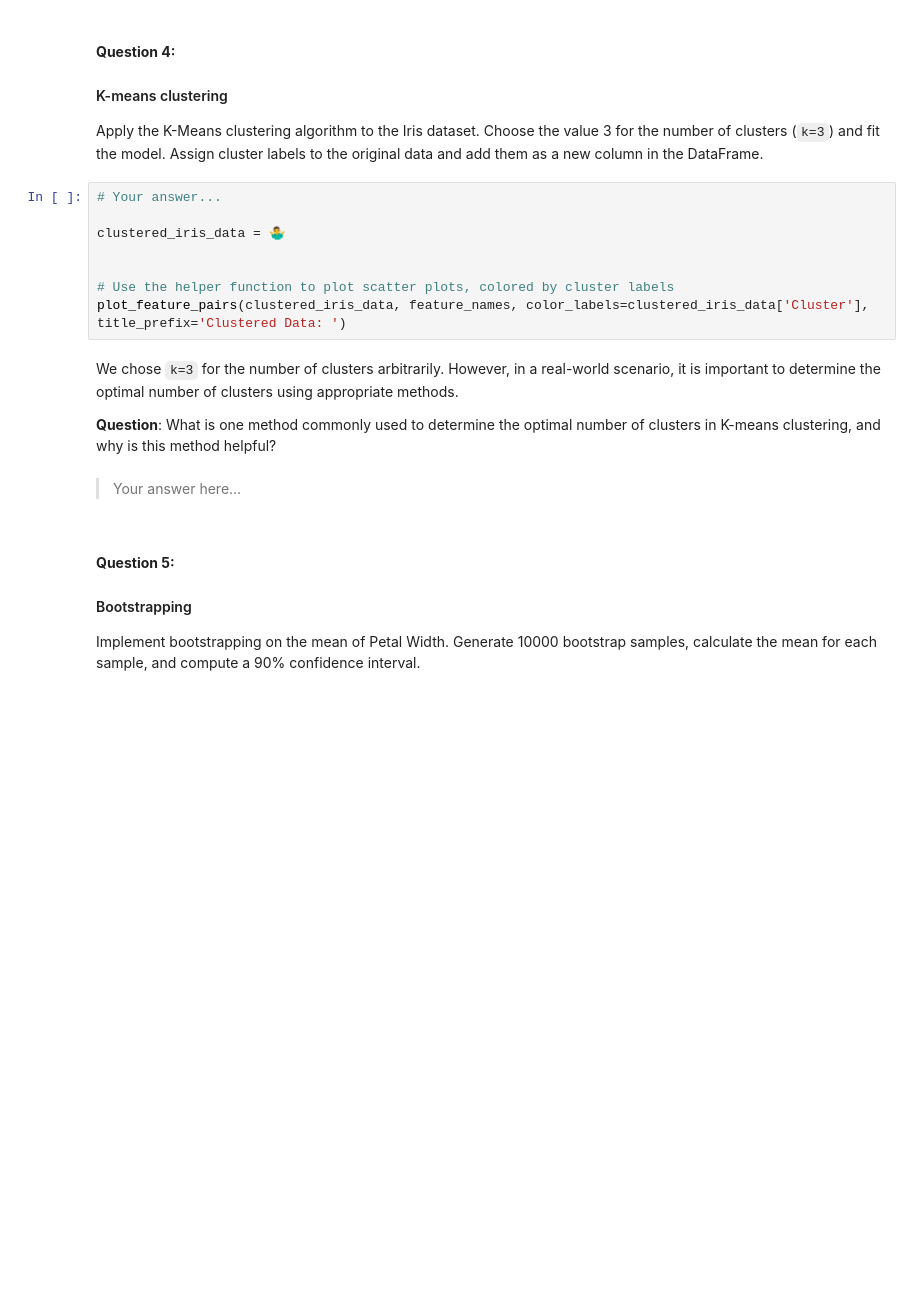
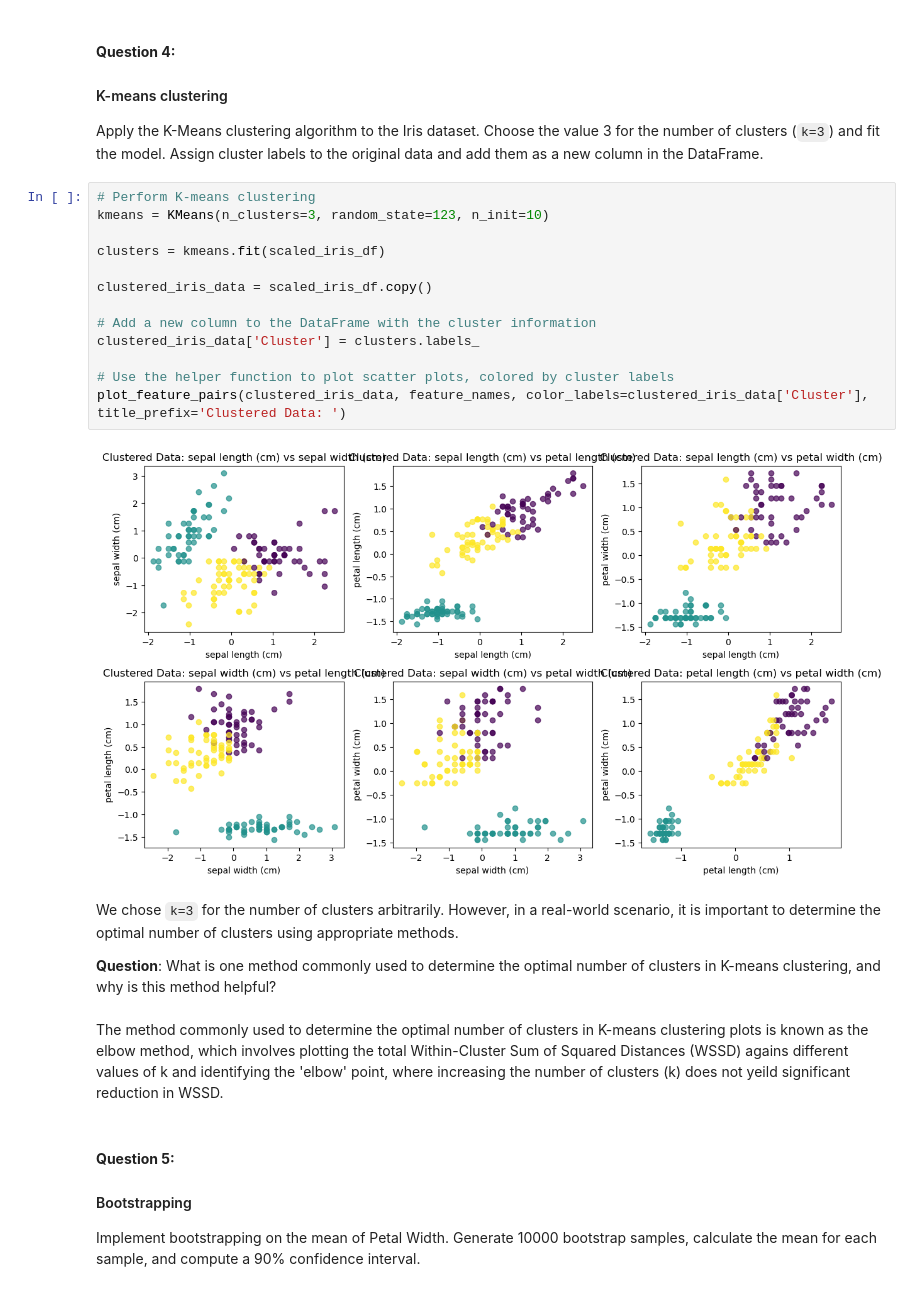
Before and after one commit to l-mack/LCR, a Jupyter notebook: 02_activities/assignments/assignment_3.ipynb, the cells around one changed output. Saved outputs shown, nothing was run; the diff lists cells and outputs as text; blank space fills up the shorter version.

```diff
--- a/02_activities/assignments/assignment_3.ipynb
+++ b/02_activities/assignments/assignment_3.ipynb
@@ -167,19 +181,26 @@ Why is it important to standardize the features of a dataset before applying clu
 
 Apply the K-Means clustering algorithm to the Iris dataset. Choose the value 3 for the number of clusters (`k=3`) and fit the model. Assign cluster labels to the original data and add them as a new column in the DataFrame.
 # %%
-# Your answer...
+# Perform K-means clustering
+kmeans = KMeans(n_clusters=3, random_state=123, n_init=10)
 
-clustered_iris_data = 🤷‍♂️
+clusters = kmeans.fit(scaled_iris_df)
 
+clustered_iris_data = scaled_iris_df.copy()
+
+# Add a new column to the DataFrame with the cluster information
+clustered_iris_data['Cluster'] = clusters.labels_
 
 # Use the helper function to plot scatter plots, colored by cluster labels
 plot_feature_pairs(clustered_iris_data, feature_names, color_labels=clustered_iris_data['Cluster'], title_prefix='Clustered Data: ')
+# %% [output]
+[figure, added]
 # %% [markdown]
 We chose `k=3` for the number of clusters arbitrarily. However, in a real-world scenario, it is important to determine the optimal number of clusters using appropriate methods.
 
 **Question**: What is one method commonly used to determine the optimal number of clusters in K-means clustering, and why is this method helpful?
 # %% [markdown]
-> Your answer here...
+The method commonly used to determine the optimal number of clusters in K-means clustering plots is known as the elbow method, which involves plotting the total Within-Cluster Sum of Squared Distances (WSSD) agains different values of k and identifying the 'elbow' point, where increasing the number of clusters (k) does not yeild significant reduction in WSSD.
 # %% [markdown]
 #### **Question 5:**
 #### Bootstrapping
```
Also changed, not shown: parts of 10 cells of this notebook.
